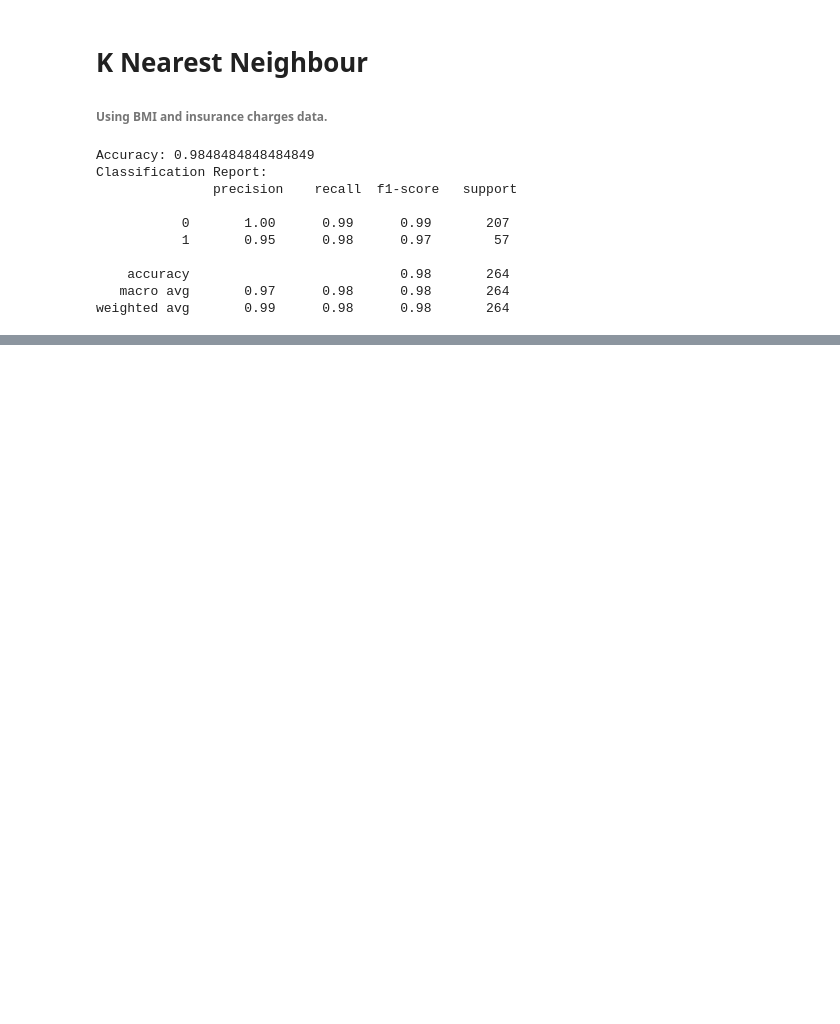
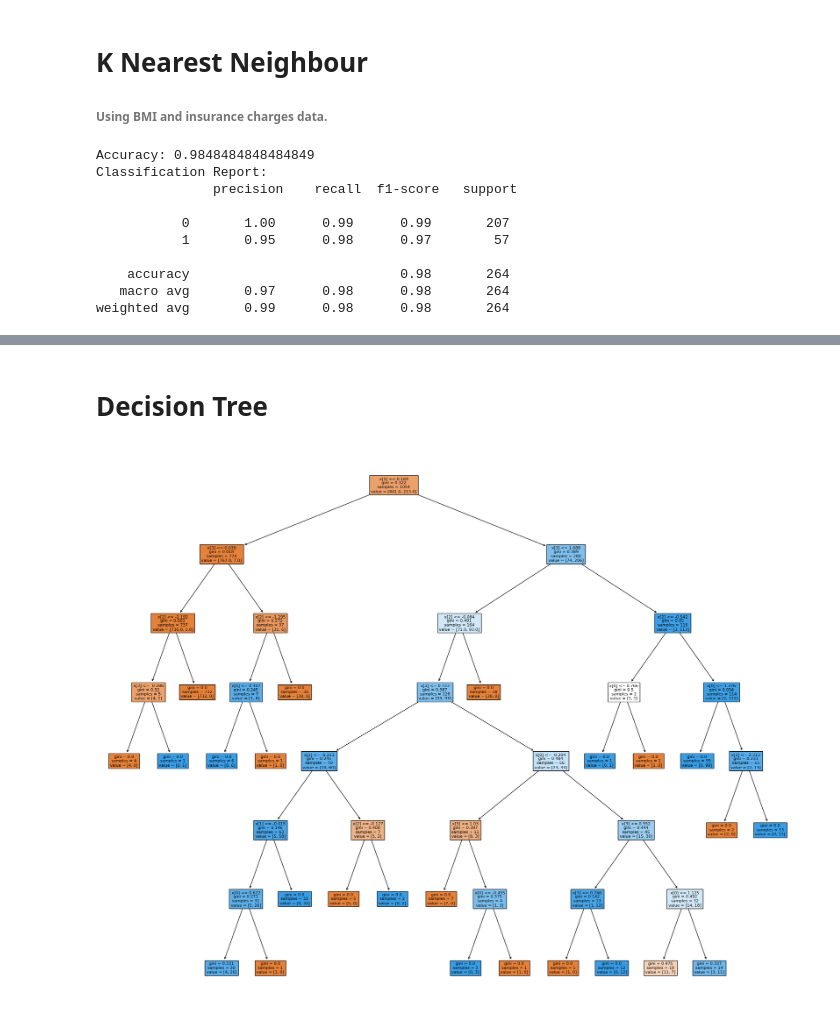
Before and after one commit to LiamUpstoneSmith/MLA_CW_Insurance, a Jupyter notebook: 21017958_insurance.ipynb, the cells around one changed output, grey strips where cells are left out. Saved outputs shown, nothing was run; the diff lists cells and outputs as text; code cells hidden in the pictures; blank space fills up the shorter version.

Commit message:
Started Decision Tree
Started Decision Tree on dataset.

As well as, adding justification and analysis to KNN.

```diff
--- a/21017958_insurance.ipynb
+++ b/21017958_insurance.ipynb
@@ -165,0 +216,13 @@ plt.show()
+# %% [markdown]
+# Decision Tree
+# %%
+from sklearn.tree import DecisionTreeClassifier, export_graphviz, plot_tree
+
+tree_clf = DecisionTreeClassifier(max_depth=7, random_state=42)
+tree_clf.fit(X_train_scaled, y_train)
+
+fig = plt.figure(figsize=(25,20))
+_ = plot_tree(tree_clf,
+              filled=True)
+# %% [output]
+[figure, added]
```
Also changed, not shown: parts of 14 cells of this notebook, 1 other file.
